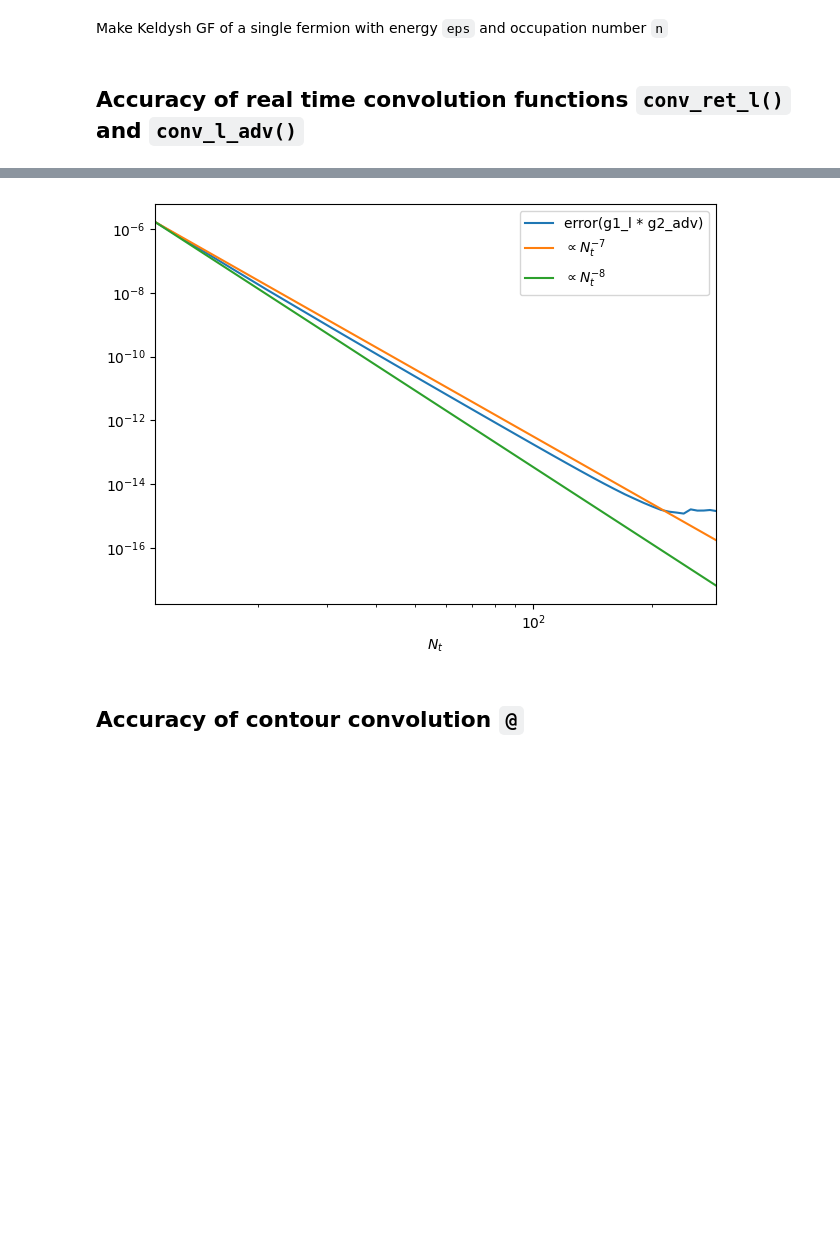
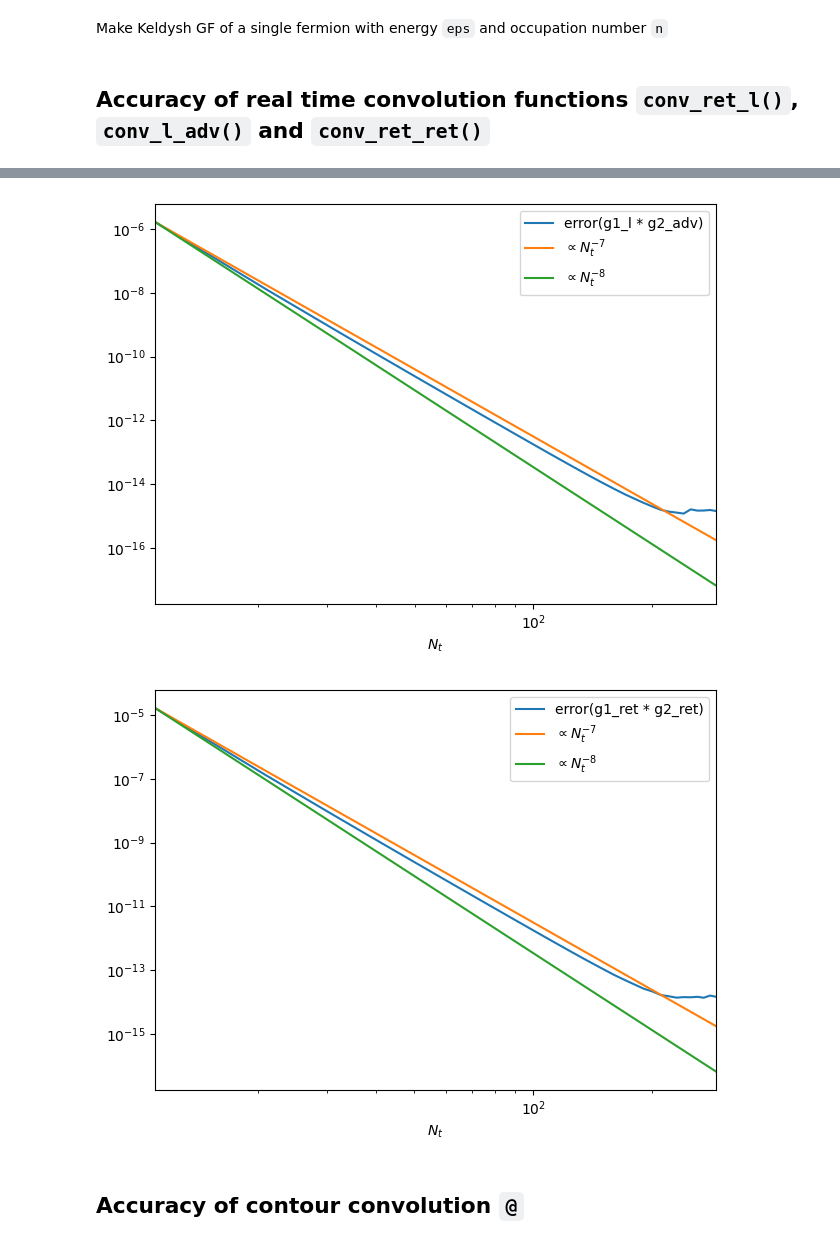
Before and after one commit to gugbeb/tddt_2, a Jupyter notebook: doc/conv-accuracy.ipynb, the cells around one changed output, grey strips where cells are left out. Drawn from its saved outputs; the diff is of its cells as text; code cells hidden in the pictures; blank space fills up the shorter version.

```diff
--- a/doc/conv-accuracy.ipynb
+++ b/doc/conv-accuracy.ipynb
@@ -24,7 +25,7 @@ def make_g(eps, n, t_mesh):
 
     return from_lesser_greater(g_l, g_g)
 # %% [markdown]
-## Accuracy of real time convolution functions `conv_ret_l()` and `conv_l_adv()`
+## Accuracy of real time convolution functions `conv_ret_l()`, `conv_l_adv()` and `conv_ret_ret()`
 # %%
 t_max = 10.0
 N_t_range = range(11, 301, 10)
@@ -36,6 +37,7 @@ eps2 = 1.5
 
 g1_ret_g2_l_error_list = []
 g1_l_g2_adv_error_list = []
+g1_ret_g2_ret_error_list = []
 
 for N_t in N_t_range:
     t_mesh = MeshReTime(0.0, t_max, N_t)
@@ -48,43 +50,58 @@ for N_t in N_t_range:
     g1_l = lesser(G1)
     g1_ret = retarded_ext(G1)
     g2_l = lesser(G2)
+    g2_ret = retarded_ext(G2)
     g2_adv = advanced_ext(G2)
 
     g1_ret_g2_l = conv_ret_l(g1_ret, g2_l)
     g1_l_g2_adv = conv_l_adv(g1_l, g2_adv)
+    g1_ret_g2_ret = conv_ret_ret(g1_ret, g2_ret)
 
     # Analytically computed reference values of the convolutions
     g1_ret_g2_l_ref = Gf(mesh=tt_mesh, target_shape=())
     g1_l_g2_adv_ref = Gf(mesh=tt_mesh, target_shape=())
+    g1_ret_g2_ret_ref = Gf(mesh=tt_mesh, target_shape=())
     for t1, t2 in tt_mesh:
         g1_ret_g2_l_ref[t1, t2] = -1j * n2 / (eps1 - eps2) * (np.exp(-1j * eps2 * t1) - np.exp(-1j * eps1 * t1)) * np.exp(1j * eps2 * t2)
         g1_l_g2_adv_ref[t1, t2] = 1j * n1 / (eps1 - eps2) * np.exp(-1j * eps1 * t1) * (np.exp(1j * eps1 * t2) - np.exp(1j * eps2 * t2))
+        if t1.linear_index >= t2.linear_index:
+            g1_ret_g2_ret_ref[t1, t2] = -1j / (eps1 - eps2) * (np.exp(-1j * eps1 * (t1 - t2)) - np.exp(-1j * eps2 * (t1 - t2)))
 
-    t_last = list(t_mesh)[-1]
     g1_ret_g2_l_error_list.append(np.max(np.abs((g1_ret_g2_l - g1_ret_g2_l_ref).data)))
     g1_l_g2_adv_error_list.append(np.max(np.abs((g1_l_g2_adv - g1_l_g2_adv_ref).data)))
+    g1_ret_g2_ret_error_list.append(np.max(np.abs((g1_ret_g2_ret - g1_ret_g2_ret_ref).data)))
 
 N_t_list = np.array(N_t_range, dtype=float)
 
 plt.loglog(N_t_list, g1_ret_g2_l_error_list, label="error(g1_ret * g2_l)")
 plt.loglog(N_t_list, (g1_ret_g2_l_error_list[0] / (N_t_list[0] ** (-7))) * N_t_list ** (-7), label="$\propto N_t^{-7}$")
 plt.loglog(N_t_list, (g1_ret_g2_l_error_list[0] / (N_t_list[0] ** (-8))) * N_t_list ** (-8), label="$\propto N_t^{-8}$")
 plt.xlim(N_t_list[0], N_t_list[-1])
 plt.xlabel(r"$N_t$")
 plt.legend()
 plt.tight_layout()
 
 plt.figure()
 plt.loglog(N_t_list, g1_l_g2_adv_error_list, label="error(g1_l * g2_adv)")
 plt.loglog(N_t_list, (g1_l_g2_adv_error_list[0] / (N_t_list[0] ** (-7))) * N_t_list ** (-7), label="$\propto N_t^{-7}$")
 plt.loglog(N_t_list, (g1_l_g2_adv_error_list[0] / (N_t_list[0] ** (-8))) * N_t_list ** (-8), label="$\propto N_t^{-8}$")
 plt.xlim(N_t_list[0], N_t_list[-1])
 plt.xlabel(r"$N_t$")
 plt.legend()
 plt.tight_layout()
+
+plt.figure()
+plt.loglog(N_t_list, g1_ret_g2_ret_error_list, label="error(g1_ret * g2_ret)")
+plt.loglog(N_t_list, (g1_ret_g2_ret_error_list[0] / (N_t_list[0] ** (-7))) * N_t_list ** (-7), label="$\propto N_t^{-7}$")
+plt.loglog(N_t_list, (g1_ret_g2_ret_error_list[0] / (N_t_list[0] ** (-8))) * N_t_list ** (-8), label="$\propto N_t^{-8}$")
+plt.xlim(N_t_list[0], N_t_list[-1])
+plt.xlabel(r"$N_t$")
+plt.legend()
+plt.tight_layout()
 # %% [output]
 [figure]
 [figure]
+[figure, added]
 # %% [markdown]
 ## Accuracy of contour convolution `@`
 # %%
```
Also changed, not shown: parts of 3 cells of this notebook, 2 other files.
